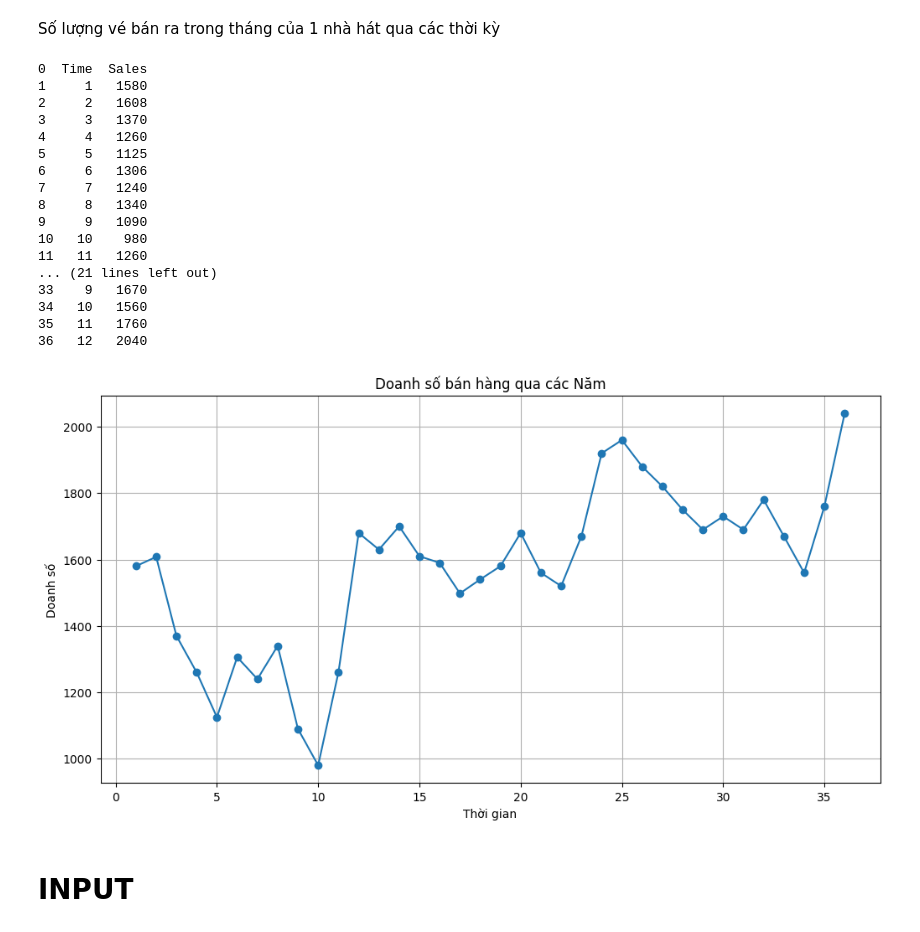
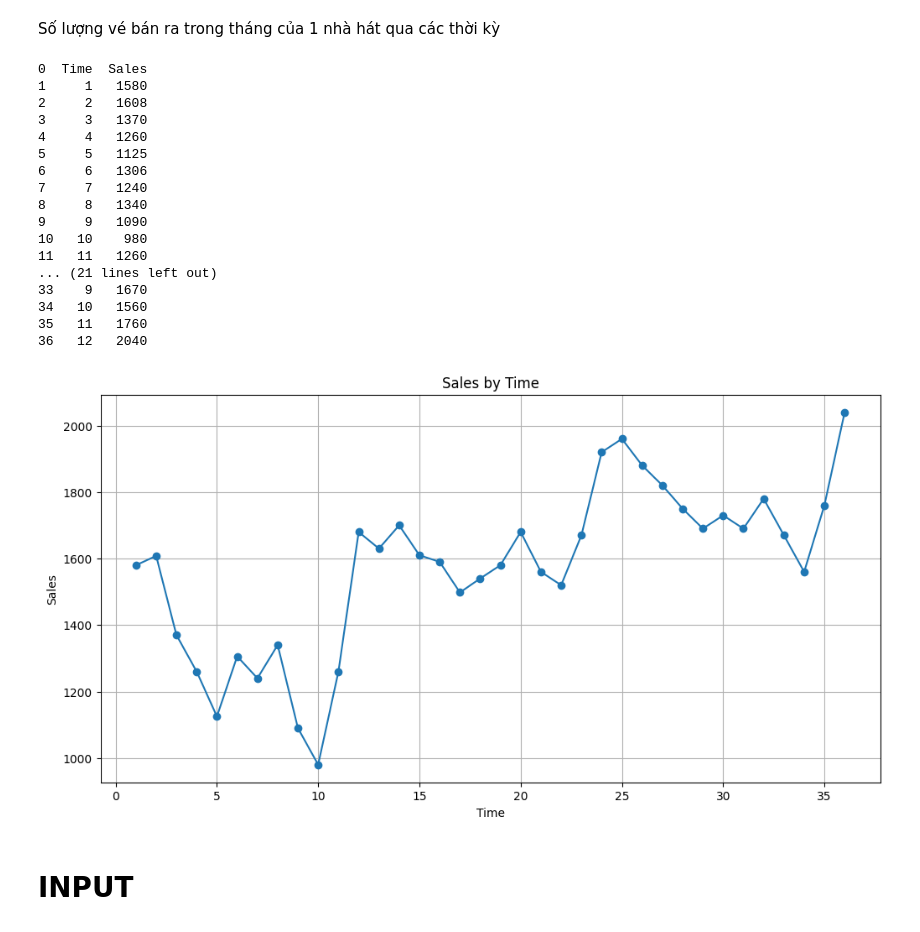
Before and after one commit to tanhpuh/time-series-forecasting, a Jupyter notebook: time_series_forecasting.ipynb, the cells around one changed output. Drawn from its saved outputs; the diff is of its cells as text; code cells hidden in the pictures.

```diff
--- a/time_series_forecasting.ipynb
+++ b/time_series_forecasting.ipynb
@@ -76,37 +76,37 @@ df = df[['Time', 'Sales']]
 # Convert 'Sales' column to numeric, handling commas and extra characters
 # df['Sales'] = df['Sales'].astype(str).str.replace(',', '', regex=False)
 # df['Sales'] = df['Sales'].str.replace(r'[^\d.]', '', regex=True)
 df['Sales'] = pd.to_numeric(df['Sales'], errors='coerce')
 # df.set_index('Time', inplace=True)
 print(df)
 
 # Vẽ biểu đồ
 plt.figure(figsize=(12, 6))
 plt.plot(df['Sales'], marker='o', linestyle='-')
-plt.title('Doanh số bán hàng qua các Năm')
-plt.xlabel('Thời gian')
-plt.ylabel('Doanh số')
+plt.title('Sales by Time')
+plt.xlabel('Time')
+plt.ylabel('Sales')
 plt.grid()
 plt.show()
 # %% [output]
 0  Time  Sales
 1     1   1580
 2     2   1608
 3     3   1370
 4     4   1260
 5     5   1125
 6     6   1306
 7     7   1240
 8     8   1340
 9     9   1090
 10   10    980
 11   11   1260
 ... (21 lines left out)
 33    9   1670
 34   10   1560
 35   11   1760
 36   12   2040
-[figure, old version]
+[figure, new version]
 # %% [markdown]
 # INPUT
 # %%
```
Also changed, not shown: parts of 3 cells of this notebook.
